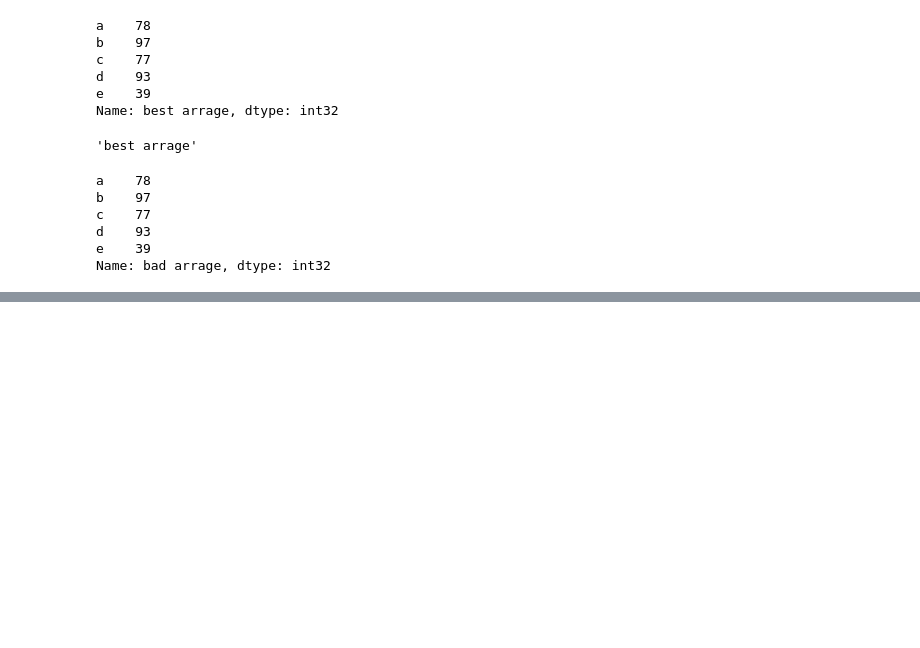
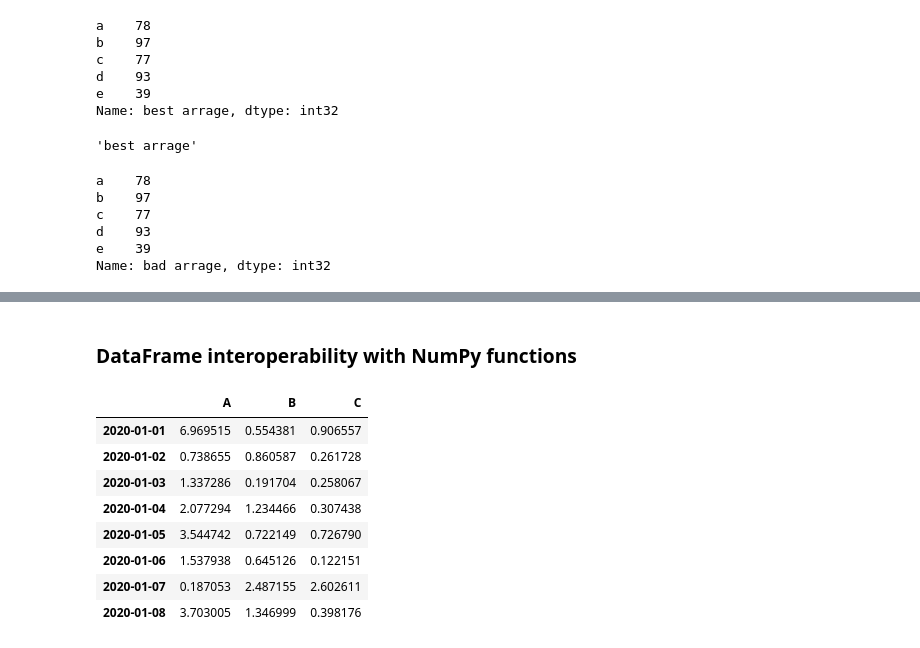
Before and after one commit to hellokuzuki/da-learn, a Jupyter notebook: 02_pandas/1_Intro to data structures.ipynb, the cells around one changed output, grey strips where cells are left out. Cells and saved outputs as stored; diff of their text form; code cells hidden in the pictures; blank space fills up the shorter version.

```diff
--- a/02_pandas/1_Intro to data structures.ipynb
+++ b/02_pandas/1_Intro to data structures.ipynb
@@ -240,0 +624,14 @@ Name: bad arrage, dtype: int32
+# %% [markdown]
+### DataFrame interoperability with NumPy functions
+# %%
+np.exp(df_trans)
+# %% [output]
+|  | A | B | C |
+| 2020-01-01 | 6.969515 | 0.554381 | 0.906557 |
+| 2020-01-02 | 0.738655 | 0.860587 | 0.261728 |
+| 2020-01-03 | 1.337286 | 0.191704 | 0.258067 |
+| 2020-01-04 | 2.077294 | 1.234466 | 0.307438 |
+| 2020-01-05 | 3.544742 | 0.722149 | 0.726790 |
+| 2020-01-06 | 1.537938 | 0.645126 | 0.122151 |
+| 2020-01-07 | 0.187053 | 2.487155 | 2.602611 |
+| 2020-01-08 | 3.703005 | 1.346999 | 0.398176 |
```
Also changed, not shown: parts of 33 cells of this notebook.
